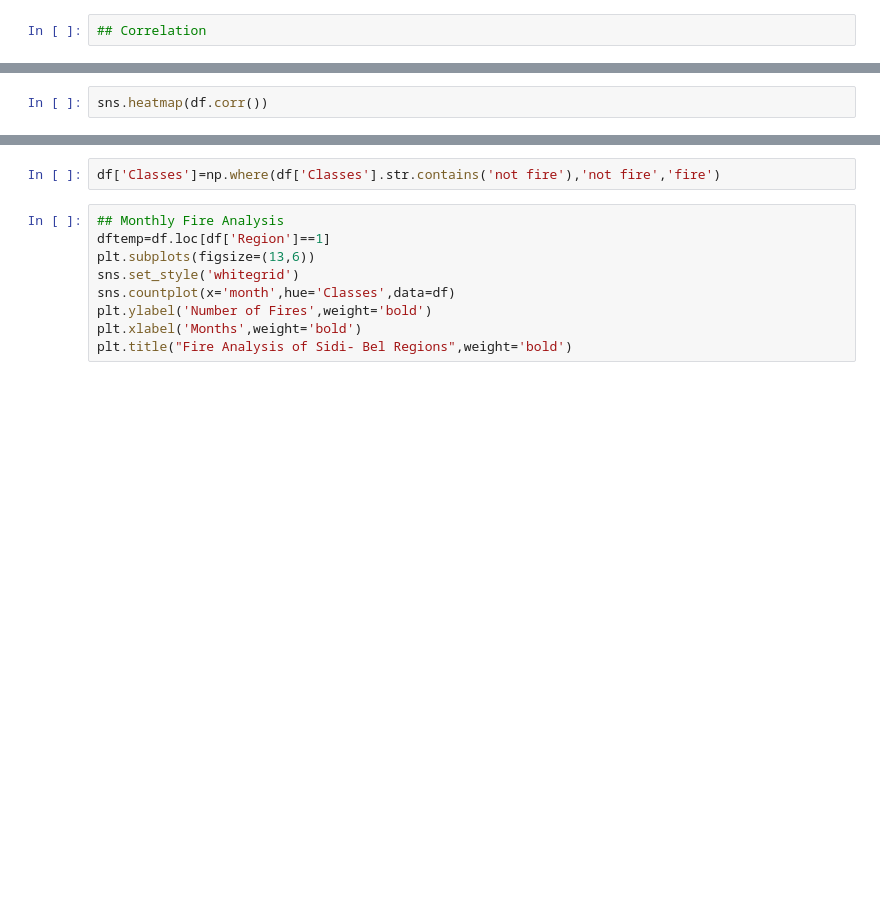
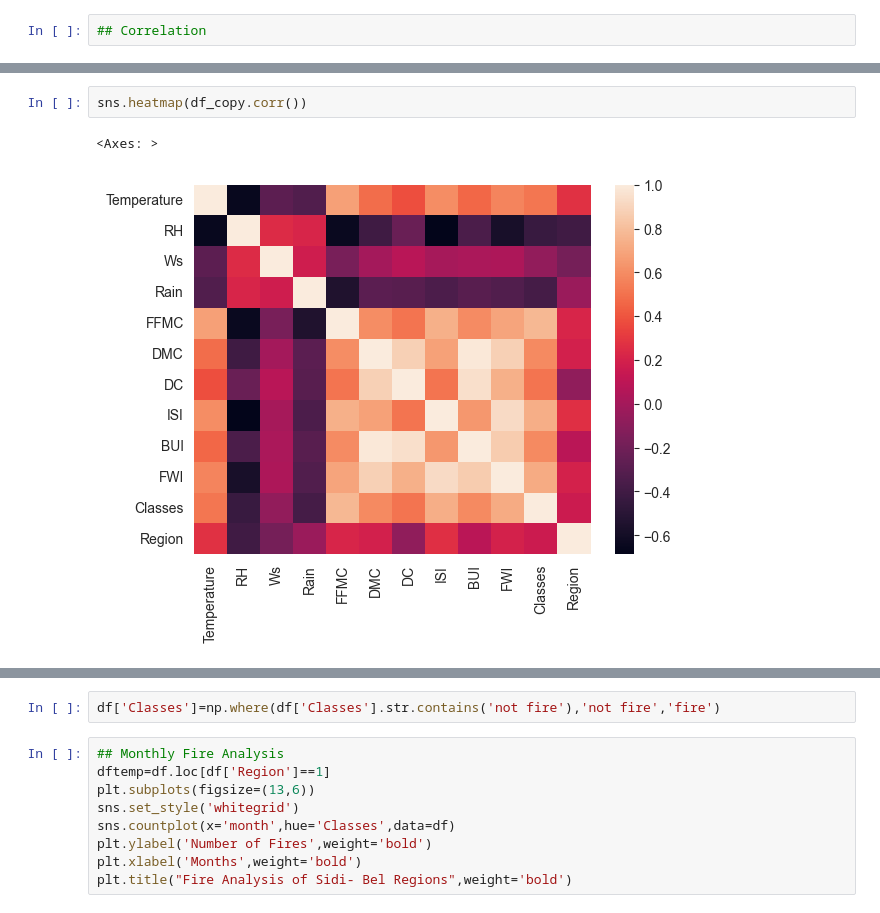
Before and after one commit to Sushmoy-Nandi/Complete-Data-Science-Machine-Learning-DL-NLP-Bootcamp, a Jupyter notebook: 4-Ridge Lasso And Elasticnet/Ridge Lassso Elastic Regression Practicals/Ridge, Lasso Regression.ipynb, the cells around one changed output, grey strips where cells are left out. Cells and saved outputs as stored; diff of their text form; blank space fills up the shorter version.

```diff
--- a/4-Ridge Lasso And Elasticnet/Ridge Lassso Elastic Regression Practicals/Ridge, Lasso Regression.ipynb
+++ b/4-Ridge Lasso And Elasticnet/Ridge Lassso Elastic Regression Practicals/Ridge, Lasso Regression.ipynb
@@ -339,5 +394,8 @@ df_copy.corr()
 # %%
-sns.heatmap(df.corr())
+sns.heatmap(df_copy.corr())
+# %% [output]
+<Axes: >
+[figure, added]
 # %%
 ## Box Plots
 sns.boxplot(df['FWI'],color='green')
```
Also changed, not shown: parts of 12 cells of this notebook.
